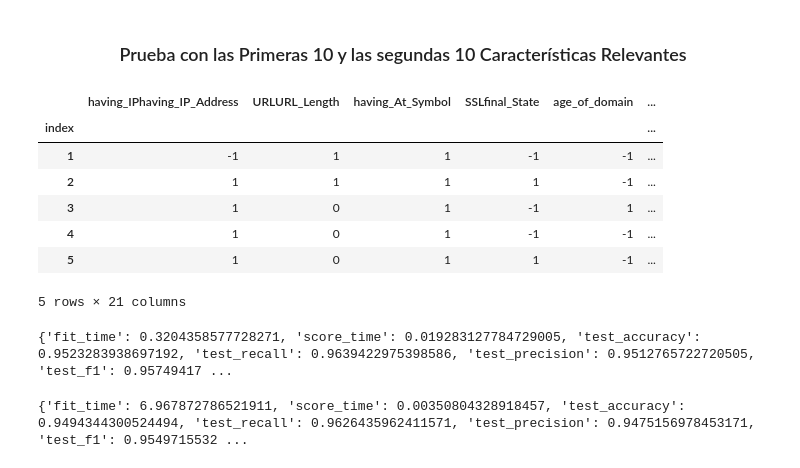
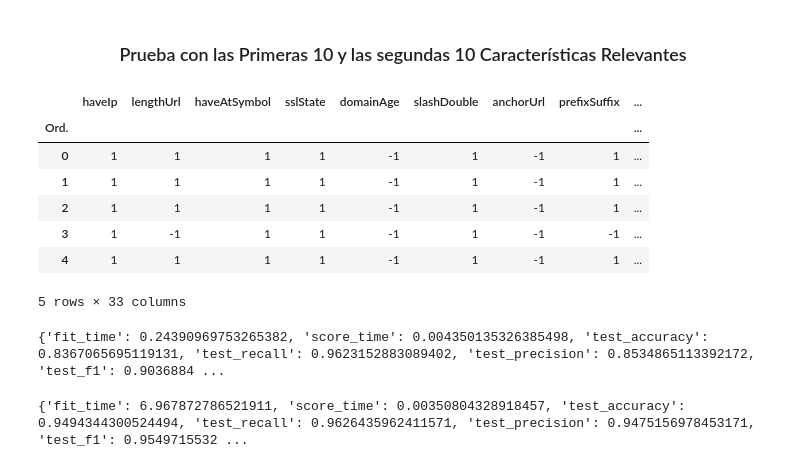
Before and after one commit to Denniss2C/ids-phishing-main, a Jupyter notebook: selección modelo/Modelos prueba características.ipynb, the cells around one changed output. Saved outputs shown, nothing was run; the diff lists cells and outputs as text; code cells hidden in the pictures.

```diff
--- a/selección modelo/Modelos prueba características.ipynb
+++ b/selección modelo/Modelos prueba características.ipynb
@@ -310,32 +311,32 @@ print(bagging_clf_score)
 # %% [markdown]
 <h3 align="center">Prueba con las Primeras 10 y las segundas 10 Características Relevantes</h3>
 # %%
-df1 = pd.read_csv("10x1dataset.csv",index_col=0)
-df1 = df1.drop("Result",axis=1)
-df2 = pd.read_csv("10x2dataset.csv",index_col=0)
+df1 = pd.read_csv("/Users/denniscaisa/Desktop/DENNIS/TITULACION/Documentos/Separacion de Caracteristicas/30Features/Dataset_Legitime_AllFeatures_30x1.csv",index_col=0)
+df1 = df1.drop("result",axis=1)
+df2 = pd.read_csv("/Users/denniscaisa/Desktop/DENNIS/TITULACION/Documentos/Separacion de Caracteristicas/1Feature/Dataset_Legitime_4x1.csv",index_col=0)
 df = pd.concat([df1, df2], axis=1)
-X = df.drop("Result",axis=1).values
+X = df.drop("result",axis=1).values
 X = preprocessing.scale(X)
-y = df['Result'].values
+y = df['result'].values
 df.head()
 # %% [output]
-|  | having_IPhaving_IP_Address | URLURL_Length | having_At_Symbol | SSLfinal_State | age_of_domain | ... |
-| index |  |  |  |  |  | ... |
-| 1 | -1 | 1 | 1 | -1 | -1 | ... |
-| 2 | 1 | 1 | 1 | 1 | -1 | ... |
-| 3 | 1 | 0 | 1 | -1 | 1 | ... |
-| 4 | 1 | 0 | 1 | -1 | -1 | ... |
-| 5 | 1 | 0 | 1 | 1 | -1 | ... |
+|  | haveIp | lengthUrl | haveAtSymbol | sslState | domainAge | slashDouble | anchorUrl | prefixSuffix | ... |
+| Ord. |  |  |  |  |  |  |  |  | ... |
+| 0 | 1 | 1 | 1 | 1 | -1 | 1 | -1 | 1 | ... |
+| 1 | 1 | 1 | 1 | 1 | -1 | 1 | -1 | 1 | ... |
+| 2 | 1 | 1 | 1 | 1 | -1 | 1 | -1 | 1 | ... |
+| 3 | 1 | -1 | 1 | 1 | -1 | 1 | -1 | -1 | ... |
+| 4 | 1 | 1 | 1 | 1 | -1 | 1 | -1 | 1 | ... |
-5 rows × 21 columns
+5 rows × 33 columns
 # %%
 #Random Forest
 from sklearn.ensemble import RandomForestClassifier
 rforest_clf = RandomForestClassifier()
-cross_val_scores = cross_validate(rforest_clf, X, y, cv=10, scoring = scoring)
+cross_val_scores = cross_validate(rforest_clf, X, y, cv=100, scoring = scoring)
 rforest_clf_score = mean_score(cross_val_scores)
 print(rforest_clf_score)
 # %% [output]
-{'fit_time': 0.3204358577728271, 'score_time': 0.019283127784729005, 'test_accuracy': 0.9523283938697192, 'test_recall': 0.9639422975398586, 'test_precision': 0.9512765722720505, 'test_f1': 0.95749417 ...
+{'fit_time': 0.24390969753265382, 'score_time': 0.004350135326385498, 'test_accuracy': 0.8367065695119131, 'test_recall': 0.9623152883089402, 'test_precision': 0.8534865113392172, 'test_f1': 0.9036884 ...
 # %%
 #Multi-layer Perceptron classifier
 from sklearn.neural_network import MLPClassifier
```
Also changed, not shown: parts of 7 cells of this notebook, 15 other files.
